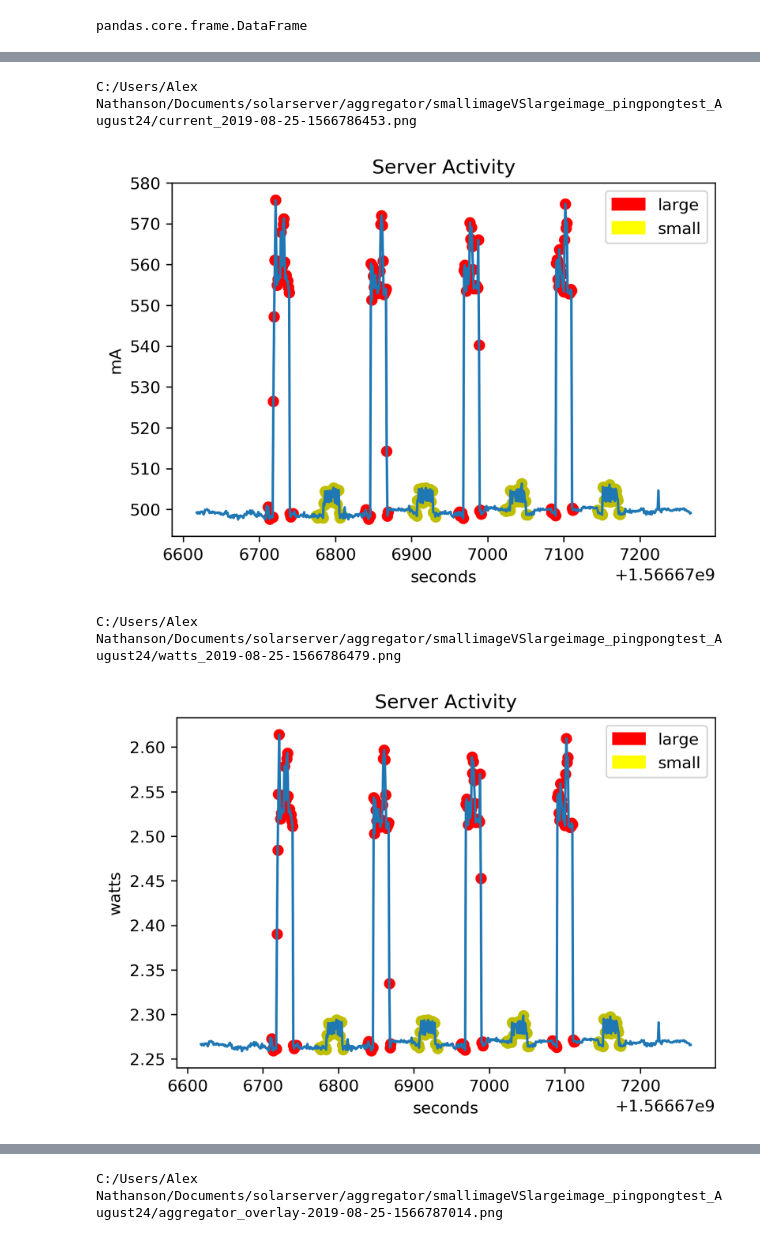
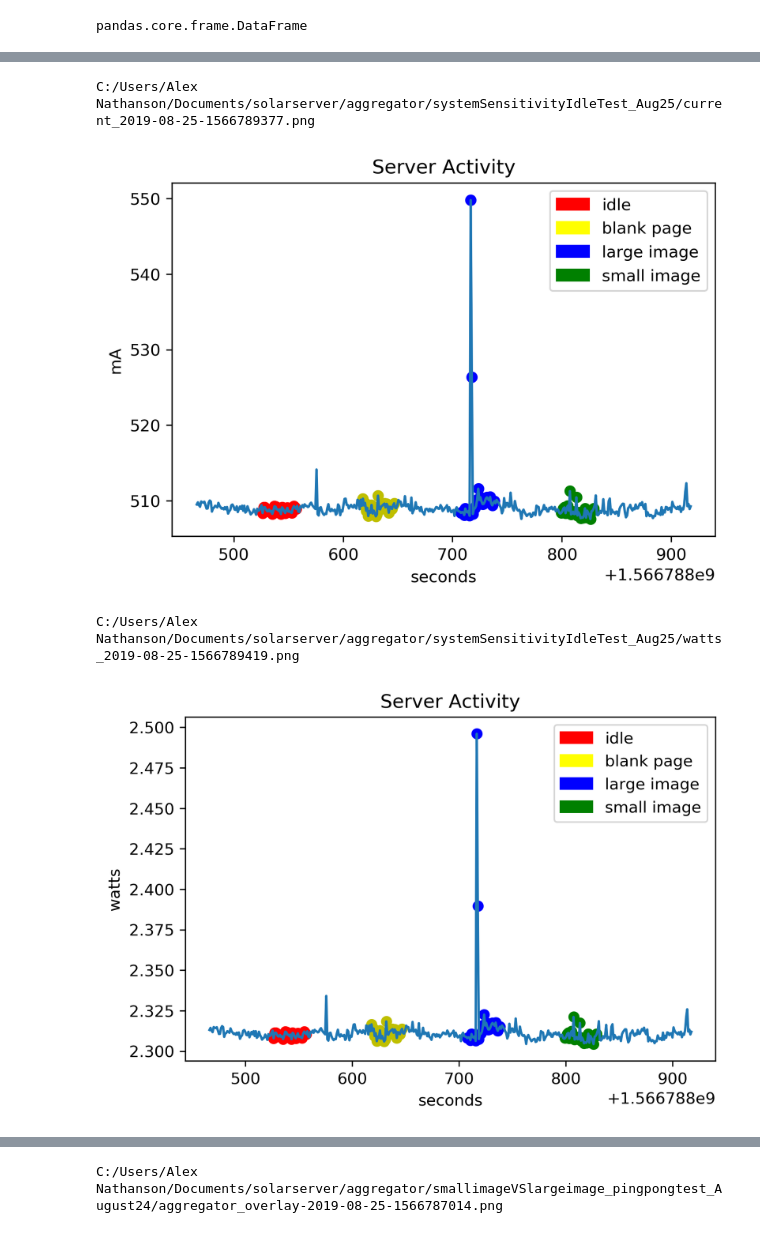
Before and after one commit to alexnathanson/solarserver, a Jupyter notebook: aggregator/aggregator_aug23.ipynb, the cells around one changed output, grey strips where cells are left out. Cells and saved outputs as stored; diff of their text form; code cells hidden in the pictures.

```diff
--- a/aggregator/aggregator_aug23.ipynb
+++ b/aggregator/aggregator_aug23.ipynb
@@ -9,7 +9,7 @@ import glob
 import matplotlib.patches as mpatches
 # %%
 #this assumes only 1 ina file and 1 selenium file in directory!!!
-testDirectoryName = "smallimageVSlargeimage_pingpongtest_August24/" #must end with a /
+testDirectoryName = "systemSensitivityIdleTest_Aug25/" #must end with a /
 testDirectoryPath = "C:/Users/Alex Nathanson/Documents/solarserver/aggregator/" + testDirectoryName
 fileList = glob.glob(testDirectoryPath  + "*.csv")
 
@@ -198,15 +197,17 @@ ax.plot(x,y)
 ax.set(xlabel='seconds', ylabel='volts',
        title='Server Activity')
 
-colors = ['r','y','b']
+colors = ['r','y','b','g']
 for plotNum in list(range(len(dataFrameSplits))):
-    ax.scatter(x=dataFrameSplits[plotNum].loc[:,'time'], y=dataFrameSplits[plotNum].loc[:,'V'], color=colors[plotNum%2])
+    ax.scatter(x=dataFrameSplits[plotNum].loc[:,'time'], y=dataFrameSplits[plotNum].loc[:,'V'], color=colors[plotNum%4])
 
-redLabel = mpatches.Patch(color='red', label='large')
-#blueLabel = mpatches.Patch(color='blue', label='small image')
-yellowLabel = mpatches.Patch(color='yellow', label='small')
+redLabel = mpatches.Patch(color='red', label='idle')
+blueLabel = mpatches.Patch(color='blue', label='large image')
+yellowLabel = mpatches.Patch(color='yellow', label='blank page')
+greenLabel = mpatches.Patch(color='green', label='small image')
 
-plt.legend(handles=[redLabel, yellowLabel])
+
+plt.legend(handles=[redLabel, yellowLabel, blueLabel, greenLabel])
 
 #ax.grid()
 pngName1 = testDirectoryPath +"voltage_"+str(datetime.date.today())+"-"+str(int(time.time()))+".png"
@@ -226,51 +227,54 @@ ax.plot(x,y)
 ax.set(xlabel='seconds', ylabel='mA',
        title='Server Activity')
 
-colors = ['r','y','b']
+colors = ['r','y','b','g']
 for plotNum in list(range(len(dataFrameSplits))):
-    ax.scatter(x=dataFrameSplits[plotNum].loc[:,'time'], y=dataFrameSplits[plotNum].loc[:,'mA'], color=colors[plotNum%2])
+    ax.scatter(x=dataFrameSplits[plotNum].loc[:,'time'], y=dataFrameSplits[plotNum].loc[:,'mA'], color=colors[plotNum%4])
 
-redLabel = mpatches.Patch(color='red', label='large')
-#blueLabel = mpatches.Patch(color='blue', label='small image')
-yellowLabel = mpatches.Patch(color='yellow', label='small')
+redLabel = mpatches.Patch(color='red', label='idle')
+blueLabel = mpatches.Patch(color='blue', label='large image')
+yellowLabel = mpatches.Patch(color='yellow', label='blank page')
+greenLabel = mpatches.Patch(color='green', label='small image')
 
-plt.legend(handles=[redLabel, yellowLabel])
+plt.legend(handles=[redLabel, yellowLabel, blueLabel, greenLabel])
+
 #ax.grid()
 pngName1 = testDirectoryPath +"current_"+str(datetime.date.today())+"-"+str(int(time.time()))+".png"
 print(pngName1)
 fig.savefig(pngName1)
 plt.show()
 # %% [output]
-C:/Users/Alex Nathanson/Documents/solarserver/aggregator/smallimageVSlargeimage_pingpongtest_August24/current_2019-08-25-1566786453.png
+C:/Users/Alex Nathanson/Documents/solarserver/aggregator/systemSensitivityIdleTest_Aug25/current_2019-08-25-1566789377.png
-[figure, old version]
+[figure, new version]
 # %%
 fig, ax = plt.subplots(dpi=300)
 
 x = averagedINA.loc[:,'time']
 y = averagedINA.loc[:,'watts']
 ax.plot(x,y)
 
 ax.set(xlabel='seconds', ylabel='watts',
        title='Server Activity')
 
-colors = ['r','y','b']
+colors = ['r','y','b','g']
 for plotNum in list(range(len(dataFrameSplits))):
-    ax.scatter(x=dataFrameSplits[plotNum].loc[:,'time'], y=dataFrameSplits[plotNum].loc[:,'watts'], color=colors[plotNum%2])
+    ax.scatter(x=dataFrameSplits[plotNum].loc[:,'time'], y=dataFrameSplits[plotNum].loc[:,'watts'], color=colors[plotNum%4])
 
-redLabel = mpatches.Patch(color='red', label='large')
-#blueLabel = mpatches.Patch(color='blue', label='small image')
-yellowLabel = mpatches.Patch(color='yellow', label='small')
+redLabel = mpatches.Patch(color='red', label='idle')
+blueLabel = mpatches.Patch(color='blue', label='large image')
+yellowLabel = mpatches.Patch(color='yellow', label='blank page')
+greenLabel = mpatches.Patch(color='green', label='small image')
 
-plt.legend(handles=[redLabel, yellowLabel])
+plt.legend(handles=[redLabel, yellowLabel, blueLabel, greenLabel])
 
 #ax.grid()
 pngName1 = testDirectoryPath +"watts_"+str(datetime.date.today())+"-"+str(int(time.time()))+".png"
 print(pngName1)
 fig.savefig(pngName1)
 plt.show()
 # %% [output]
-C:/Users/Alex Nathanson/Documents/solarserver/aggregator/smallimageVSlargeimage_pingpongtest_August24/watts_2019-08-25-1566786479.png
+C:/Users/Alex Nathanson/Documents/solarserver/aggregator/systemSensitivityIdleTest_Aug25/watts_2019-08-25-1566789419.png
-[figure, old version]
+[figure, new version]
 # %%
 overlayData = dataFrameSplits
 overlayData[2]
```
Also changed, not shown: parts of 25 cells of this notebook, 6 other files.
